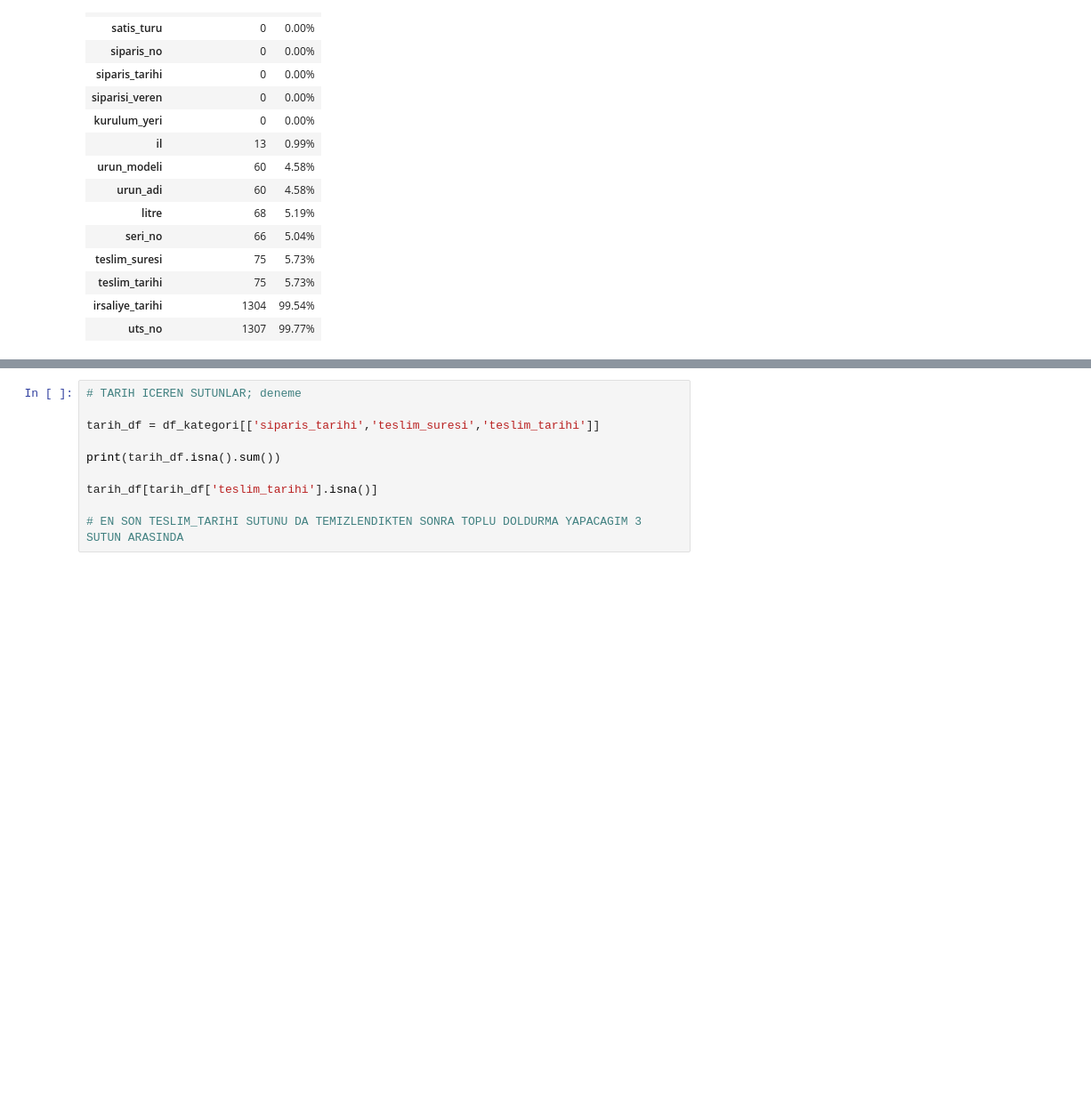
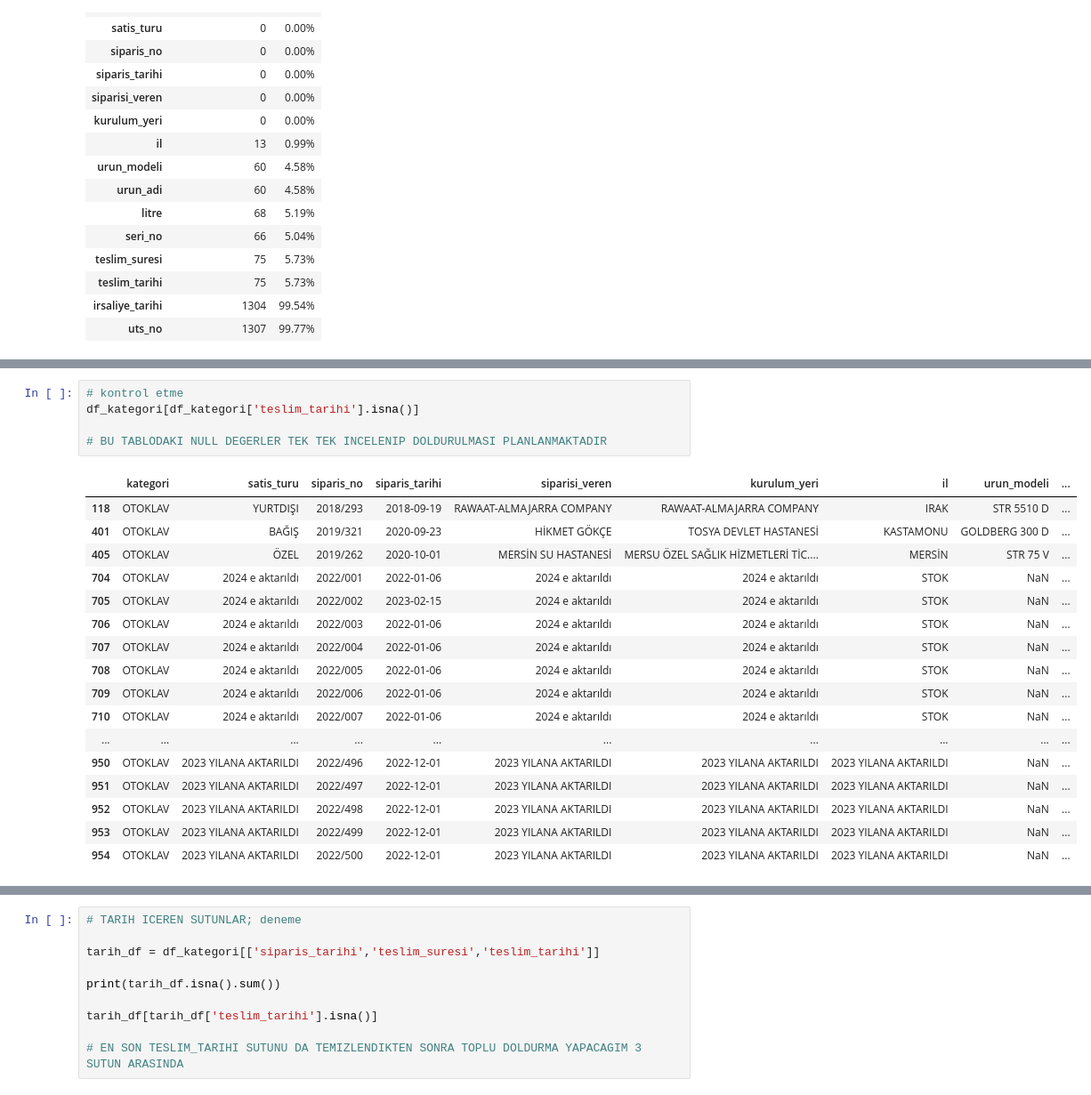
Before and after one commit to Duygu-Jones/LLM_Playground, a Jupyter notebook: 01_EDA/KATEGORILER/01_Otoklav_Oksijen/Duygu/Duygu_OTOKLAV_O2_eda-notebook.ipynb, the cells around one changed output, grey strips where cells are left out. Shown at 89% size. Saved outputs shown, nothing was run; the diff lists cells and outputs as text; blank space fills up the shorter version.

Commit message:
Kalan Null degerlerin incelenmesi-duygu

```diff
--- a/01_EDA/KATEGORILER/01_Otoklav_Oksijen/Duygu/Duygu_OTOKLAV_O2_eda-notebook.ipynb
+++ b/01_EDA/KATEGORILER/01_Otoklav_Oksijen/Duygu/Duygu_OTOKLAV_O2_eda-notebook.ipynb
@@ -2246,0 +2263,23 @@ df_kategori.head(2)
+# %%
+# kontrol etme
+df_kategori[df_kategori['teslim_tarihi'].isna()]
+
+# BU TABLODAKI NULL DEGERLER TEK TEK INCELENIP DOLDURULMASI PLANLANMAKTADIR
+# %% [output]
+|  | kategori | satis_turu | siparis_no | siparis_tarihi | siparisi_veren | kurulum_yeri | il | urun_modeli | ... |
+| 118 | OTOKLAV | YURTDIŞI | 2018/293 | 2018-09-19 | RAWAAT-ALMAJARRA COMPANY | RAWAAT-ALMAJARRA COMPANY | IRAK | STR 5510 D | ... |
+| 401 | OTOKLAV | BAĞIŞ | 2019/321 | 2020-09-23 | HİKMET GÖKÇE | TOSYA DEVLET HASTANESİ | KASTAMONU | GOLDBERG 300 D | ... |
+| 405 | OTOKLAV | ÖZEL | 2019/262 | 2020-10-01 | MERSİN SU HASTANESİ | MERSU ÖZEL SAĞLIK HİZMETLERİ TİC.... | MERSİN | STR 75 V | ... |
+| 704 | OTOKLAV | 2024 e aktarıldı | 2022/001 | 2022-01-06 | 2024 e aktarıldı | 2024 e aktarıldı | STOK | NaN | ... |
+| 705 | OTOKLAV | 2024 e aktarıldı | 2022/002 | 2023-02-15 | 2024 e aktarıldı | 2024 e aktarıldı | STOK | NaN | ... |
+| 706 | OTOKLAV | 2024 e aktarıldı | 2022/003 | 2022-01-06 | 2024 e aktarıldı | 2024 e aktarıldı | STOK | NaN | ... |
+| 707 | OTOKLAV | 2024 e aktarıldı | 2022/004 | 2022-01-06 | 2024 e aktarıldı | 2024 e aktarıldı | STOK | NaN | ... |
+| 708 | OTOKLAV | 2024 e aktarıldı | 2022/005 | 2022-01-06 | 2024 e aktarıldı | 2024 e aktarıldı | STOK | NaN | ... |
+| 709 | OTOKLAV | 2024 e aktarıldı | 2022/006 | 2022-01-06 | 2024 e aktarıldı | 2024 e aktarıldı | STOK | NaN | ... |
+| 710 | OTOKLAV | 2024 e aktarıldı | 2022/007 | 2022-01-06 | 2024 e aktarıldı | 2024 e aktarıldı | STOK | NaN | ... |
+| ... | ... | ... | ... | ... | ... | ... | ... | ... | ... |
+| 950 | OTOKLAV | 2023 YILANA AKTARILDI | 2022/496 | 2022-12-01 | 2023 YILANA AKTARILDI | 2023 YILANA AKTARILDI | 2023 YILANA AKTARILDI | NaN | ... |
+| 951 | OTOKLAV | 2023 YILANA AKTARILDI | 2022/497 | 2022-12-01 | 2023 YILANA AKTARILDI | 2023 YILANA AKTARILDI | 2023 YILANA AKTARILDI | NaN | ... |
+| 952 | OTOKLAV | 2023 YILANA AKTARILDI | 2022/498 | 2022-12-01 | 2023 YILANA AKTARILDI | 2023 YILANA AKTARILDI | 2023 YILANA AKTARILDI | NaN | ... |
+| 953 | OTOKLAV | 2023 YILANA AKTARILDI | 2022/499 | 2022-12-01 | 2023 YILANA AKTARILDI | 2023 YILANA AKTARILDI | 2023 YILANA AKTARILDI | NaN | ... |
+| 954 | OTOKLAV | 2023 YILANA AKTARILDI | 2022/500 | 2022-12-01 | 2023 YILANA AKTARILDI | 2023 YILANA AKTARILDI | 2023 YILANA AKTARILDI | NaN | ... |
```
Also changed, not shown: parts of 21 cells of this notebook.
